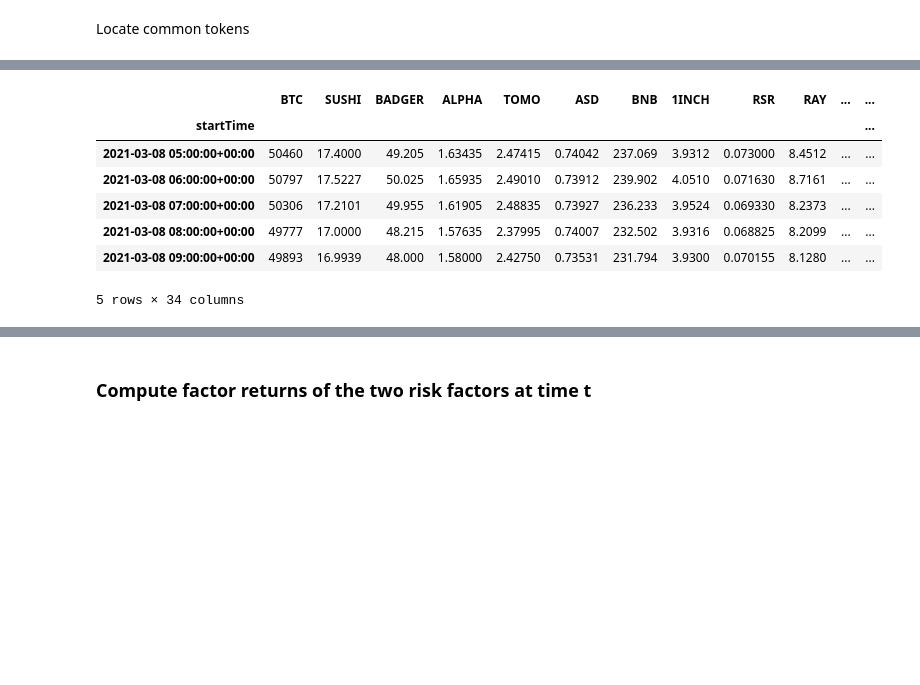
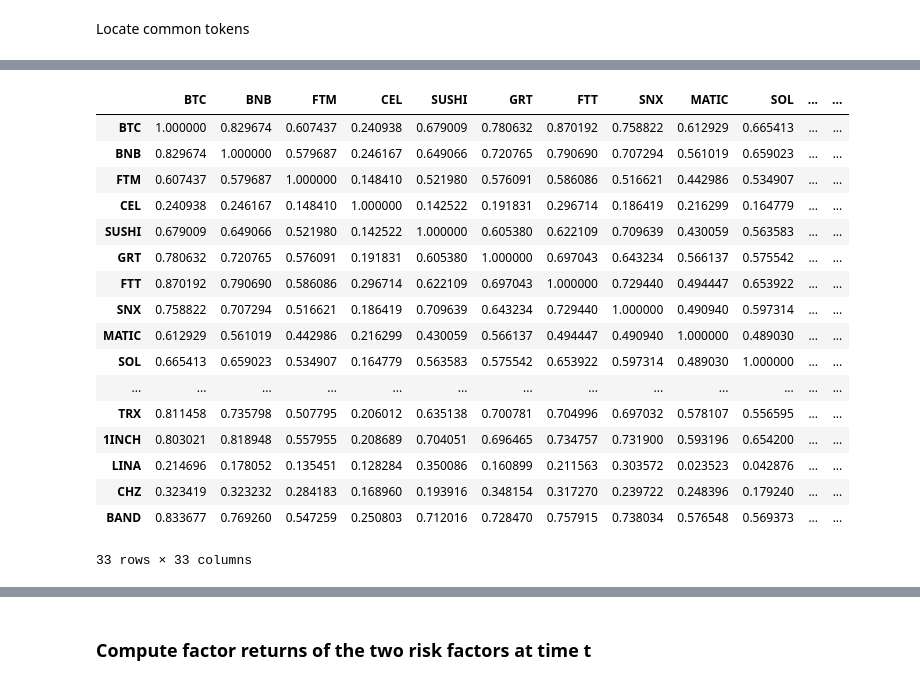
Before and after one commit to Go1vf/Statistical-Arbitrage-Strategy, a Jupyter notebook: main.ipynb, the cells around one changed output, grey strips where cells are left out. Drawn from its saved outputs; the diff is of its cells as text; code cells hidden in the pictures; blank space fills up the shorter version.

```diff
--- a/main.ipynb
+++ b/main.ipynb
@@ -54,13 +58,0 @@ common_tokens
-# %%
-tokens_price_window = tokens_price_window[common_tokens]
-tokens_price_window.fillna(method='ffill', axis=0, inplace=True)
-tokens_price_window.head()
-# %% [output]
-|  | BTC | SUSHI | BADGER | ALPHA | TOMO | ASD | BNB | 1INCH | RSR | RAY | ... | ... |
-| startTime |  |  |  |  |  |  |  |  |  |  |  | ... |
-| 2021-03-08 05:00:00+00:00 | 50460 | 17.4000 | 49.205 | 1.63435 | 2.47415 | 0.74042 | 237.069 | 3.9312 | 0.073000 | 8.4512 | ... | ... |
-| 2021-03-08 06:00:00+00:00 | 50797 | 17.5227 | 50.025 | 1.65935 | 2.49010 | 0.73912 | 239.902 | 4.0510 | 0.071630 | 8.7161 | ... | ... |
-| 2021-03-08 07:00:00+00:00 | 50306 | 17.2101 | 49.955 | 1.61905 | 2.48835 | 0.73927 | 236.233 | 3.9524 | 0.069330 | 8.2373 | ... | ... |
-| 2021-03-08 08:00:00+00:00 | 49777 | 17.0000 | 48.215 | 1.57635 | 2.37995 | 0.74007 | 232.502 | 3.9316 | 0.068825 | 8.2099 | ... | ... |
-| 2021-03-08 09:00:00+00:00 | 49893 | 16.9939 | 48.000 | 1.58000 | 2.42750 | 0.73531 | 231.794 | 3.9300 | 0.070155 | 8.1280 | ... | ... |
-5 rows × 34 columns
@@ -69,0 +59,22 @@ hourly_returns.dropna(inplace=True)
+# %%
+correlation_matrix =  Utility.calculate_correlation_matrix(hourly_returns)
+correlation_matrix
+# %% [output]
+|  | BTC | BNB | FTM | CEL | SUSHI | GRT | FTT | SNX | MATIC | SOL | ... | ... |
+| BTC | 1.000000 | 0.829674 | 0.607437 | 0.240938 | 0.679009 | 0.780632 | 0.870192 | 0.758822 | 0.612929 | 0.665413 | ... | ... |
+| BNB | 0.829674 | 1.000000 | 0.579687 | 0.246167 | 0.649066 | 0.720765 | 0.790690 | 0.707294 | 0.561019 | 0.659023 | ... | ... |
+| FTM | 0.607437 | 0.579687 | 1.000000 | 0.148410 | 0.521980 | 0.576091 | 0.586086 | 0.516621 | 0.442986 | 0.534907 | ... | ... |
+| CEL | 0.240938 | 0.246167 | 0.148410 | 1.000000 | 0.142522 | 0.191831 | 0.296714 | 0.186419 | 0.216299 | 0.164779 | ... | ... |
+| SUSHI | 0.679009 | 0.649066 | 0.521980 | 0.142522 | 1.000000 | 0.605380 | 0.622109 | 0.709639 | 0.430059 | 0.563583 | ... | ... |
+| GRT | 0.780632 | 0.720765 | 0.576091 | 0.191831 | 0.605380 | 1.000000 | 0.697043 | 0.643234 | 0.566137 | 0.575542 | ... | ... |
+| FTT | 0.870192 | 0.790690 | 0.586086 | 0.296714 | 0.622109 | 0.697043 | 1.000000 | 0.729440 | 0.494447 | 0.653922 | ... | ... |
+| SNX | 0.758822 | 0.707294 | 0.516621 | 0.186419 | 0.709639 | 0.643234 | 0.729440 | 1.000000 | 0.490940 | 0.597314 | ... | ... |
+| MATIC | 0.612929 | 0.561019 | 0.442986 | 0.216299 | 0.430059 | 0.566137 | 0.494447 | 0.490940 | 1.000000 | 0.489030 | ... | ... |
+| SOL | 0.665413 | 0.659023 | 0.534907 | 0.164779 | 0.563583 | 0.575542 | 0.653922 | 0.597314 | 0.489030 | 1.000000 | ... | ... |
+| ... | ... | ... | ... | ... | ... | ... | ... | ... | ... | ... | ... | ... |
+| TRX | 0.811458 | 0.735798 | 0.507795 | 0.206012 | 0.635138 | 0.700781 | 0.704996 | 0.697032 | 0.578107 | 0.556595 | ... | ... |
+| 1INCH | 0.803021 | 0.818948 | 0.557955 | 0.208689 | 0.704051 | 0.696465 | 0.734757 | 0.731900 | 0.593196 | 0.654200 | ... | ... |
+| LINA | 0.214696 | 0.178052 | 0.135451 | 0.128284 | 0.350086 | 0.160899 | 0.211563 | 0.303572 | 0.023523 | 0.042876 | ... | ... |
+| CHZ | 0.323419 | 0.323232 | 0.284183 | 0.168960 | 0.193916 | 0.348154 | 0.317270 | 0.239722 | 0.248396 | 0.179240 | ... | ... |
+| BAND | 0.833677 | 0.769260 | 0.547259 | 0.250803 | 0.712016 | 0.728470 | 0.757915 | 0.738034 | 0.576548 | 0.569373 | ... | ... |
+33 rows × 33 columns
```
Also changed, not shown: parts of 11 cells of this notebook, 4 other files.
